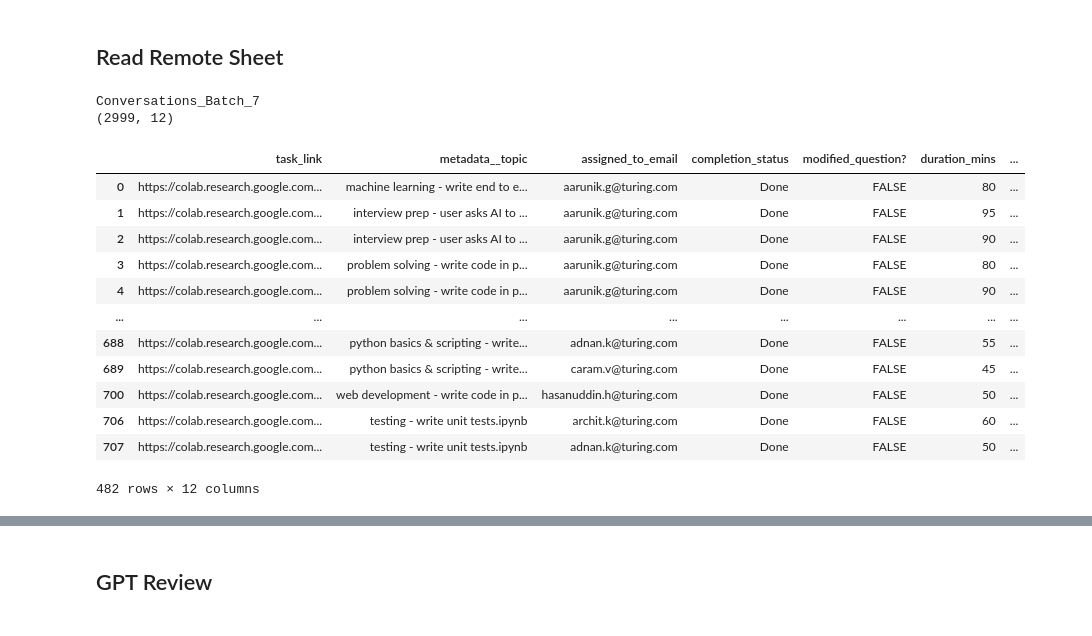
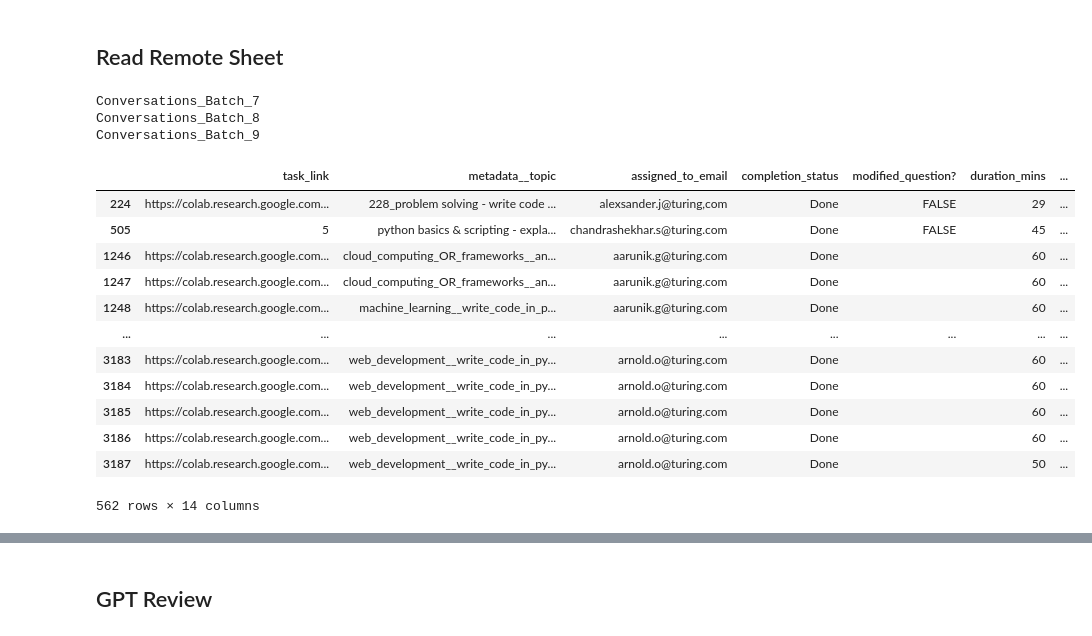
Before and after one commit to leJOEndary/character_tasks, a Jupyter notebook: operations/delivery/delivery_4.ipynb, the cells around one changed output, grey strips where cells are left out. Cells and saved outputs as stored; diff of their text form; code cells hidden in the pictures.

```diff
--- a/operations/delivery/delivery_4.ipynb
+++ b/operations/delivery/delivery_4.ipynb
@@ -6,6 +6,8 @@ service_account_file = '../../creds/google__sa.json'
 tracking_sheet_id = "1qBU7Kvuuij2fxbqPxebReKMxWgIBmOIE5Gi4ZuX0j_4"
 included_sheet_names = [
     "Conversations_Batch_7",
+    "Conversations_Batch_8",
+    "Conversations_Batch_9",
 ]
 
 jupyter_gdrive_folder_ids = [
@@ -15,9 +17,9 @@ jupyter_gdrive_folder_ids = [
 ]
 
 delivery_sheet_id = "1eUif5I8xhHU8fY0X9v8r2JI9hWPh7Dq_9VXpSIHwww4"
-delivery_jsonl_gdrive_folder_id = "1Iu-cBZ-kXzRYVO84oifrtVC2putauvt7"
+delivery_jsonl_gdrive_folder_id = "1BXvUdQMulQkJk5rQvJr8Op07JbciBuTx"
 destination_folder_url = f"https://drive.google.com/drive/folders/{delivery_jsonl_gdrive_folder_id}"
-DELIVERY_BATCH_NAME = "Batch 6"
+DELIVERY_BATCH_NAME = "Batch 10"
 
 insights_sheet_id = "1v_O33STdi_h7taPd3MkD0fiqRx7rqr_aAQWGnlOfr_w"
 INSIGHTS_VERSION_TAB = "v1 (Jan 25)"
@@ -166,45 +168,49 @@ def fetch_file_names_parallel(links, service_account_file, max_workers=100):
 # %%
 from src.sheets_utils import download_sheet_as_df
 
 
 progress_batches = []
 for sheet_name in included_sheet_names:
     print(sheet_name)
     bdf = download_sheet_as_df(service_account_file, tracking_sheet_id, sheet_name)
     progress_batches.append(bdf)
-    print(bdf.shape)
 
 df = pd.concat(progress_batches, ignore_index=True)
 completed_df = df[df["completion_status"] == "Done"]
 completed_df = completed_df.drop_duplicates(subset=["task_link"])
 
 delivered = pd.concat([
     download_sheet_as_df(service_account_file, delivery_sheet_id, "Batch 1"),
     download_sheet_as_df(service_account_file, delivery_sheet_id, "Batch 2"),
     download_sheet_as_df(service_account_file, delivery_sheet_id, "Batch 3"),
     download_sheet_as_df(service_account_file, delivery_sheet_id, "Batch 4"),
     download_sheet_as_df(service_account_file, delivery_sheet_id, "Batch 5"),
+    download_sheet_as_df(service_account_file, delivery_sheet_id, "Batch 6"),
+    download_sheet_as_df(service_account_file, delivery_sheet_id, "Batch 7"),
+    download_sheet_as_df(service_account_file, delivery_sheet_id, "Batch 8"),
+    download_sheet_as_df(service_account_file, delivery_sheet_id, "Batch 9"),
 ], ignore_index=True)
 
 
 completed_to_be_delivered_df = completed_df[~completed_df["task_link"].isin(delivered["task_link"])]
 completed_to_be_delivered_df
 # %% [output]
 Conversations_Batch_7
-(2999, 12)
+Conversations_Batch_8
+Conversations_Batch_9
 |  | task_link | metadata__topic | assigned_to_email | completion_status | modified_question? | duration_mins | ... |
-| 0 | https://colab.research.google.com... | machine learning - write end to e... | aarunik.g@turing.com | Done | FALSE | 80 | ... |
-| 1 | https://colab.research.google.com... | interview prep - user asks AI to ... | aarunik.g@turing.com | Done | FALSE | 95 | ... |
-| 2 | https://colab.research.google.com... | interview prep - user asks AI to ... | aarunik.g@turing.com | Done | FALSE | 90 | ... |
-| 3 | https://colab.research.google.com... | problem solving - write code in p... | aarunik.g@turing.com | Done | FALSE | 80 | ... |
-| 4 | https://colab.research.google.com... | problem solving - write code in p... | aarunik.g@turing.com | Done | FALSE | 90 | ... |
+| 224 | https://colab.research.google.com... | 228_problem solving - write code ... | alexsander.j@turing,com | Done | FALSE | 29 | ... |
+| 505 | 5 | python basics & scripting - expla... | chandrashekhar.s@turing.com | Done | FALSE | 45 | ... |
+| 1246 | https://colab.research.google.com... | cloud_computing_OR_frameworks__an... | aarunik.g@turing.com | Done |  | 60 | ... |
+| 1247 | https://colab.research.google.com... | cloud_computing_OR_frameworks__an... | aarunik.g@turing.com | Done |  | 60 | ... |
+| 1248 | https://colab.research.google.com... | machine_learning__write_code_in_p... | aarunik.g@turing.com | Done |  | 60 | ... |
 | ... | ... | ... | ... | ... | ... | ... | ... |
-| 688 | https://colab.research.google.com... | python basics & scripting - write... | adnan.k@turing.com | Done | FALSE | 55 | ... |
-| 689 | https://colab.research.google.com... | python basics & scripting - write... | caram.v@turing.com | Done | FALSE | 45 | ... |
-| 700 | https://colab.research.google.com... | web development - write code in p... | hasanuddin.h@turing.com | Done | FALSE | 50 | ... |
-| 706 | https://colab.research.google.com... | testing - write unit tests.ipynb | archit.k@turing.com | Done | FALSE | 60 | ... |
-| 707 | https://colab.research.google.com... | testing - write unit tests.ipynb | adnan.k@turing.com | Done | FALSE | 50 | ... |
+| 3183 | https://colab.research.google.com... | web_development__write_code_in_py... | arnold.o@turing.com | Done |  | 60 | ... |
+| 3184 | https://colab.research.google.com... | web_development__write_code_in_py... | arnold.o@turing.com | Done |  | 60 | ... |
+| 3185 | https://colab.research.google.com... | web_development__write_code_in_py... | arnold.o@turing.com | Done |  | 60 | ... |
+| 3186 | https://colab.research.google.com... | web_development__write_code_in_py... | arnold.o@turing.com | Done |  | 60 | ... |
+| 3187 | https://colab.research.google.com... | web_development__write_code_in_py... | arnold.o@turing.com | Done |  | 50 | ... |
-482 rows × 12 columns
+562 rows × 14 columns
 # %%
 from src.llm_reviewer.notebook_parser import notebook_parser
 from concurrent.futures import ThreadPoolExecutor, as_completed
```
Also changed, not shown: parts of 13 cells of this notebook, 4 other files.
